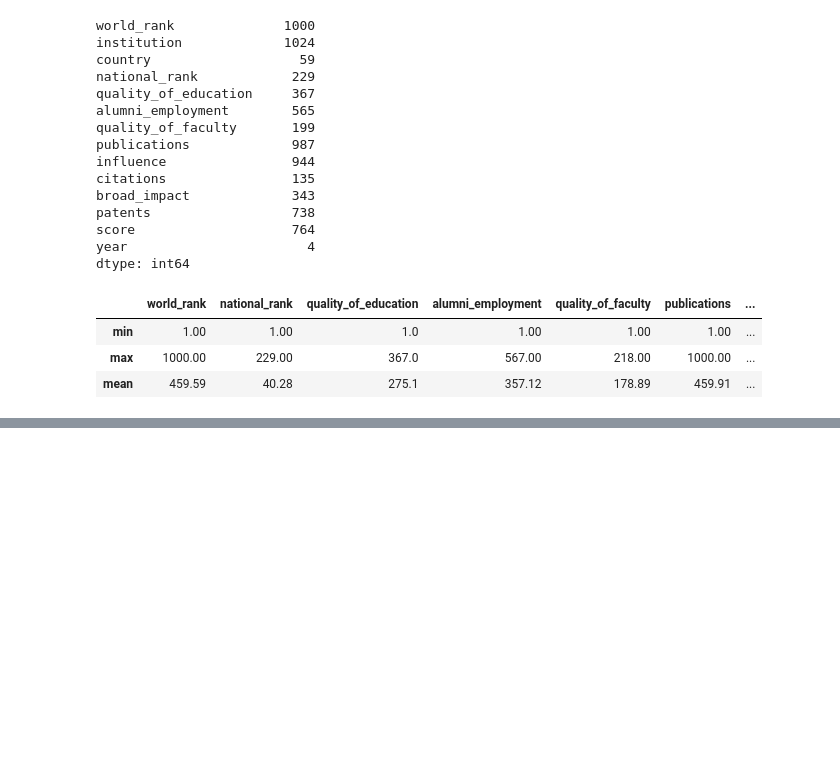
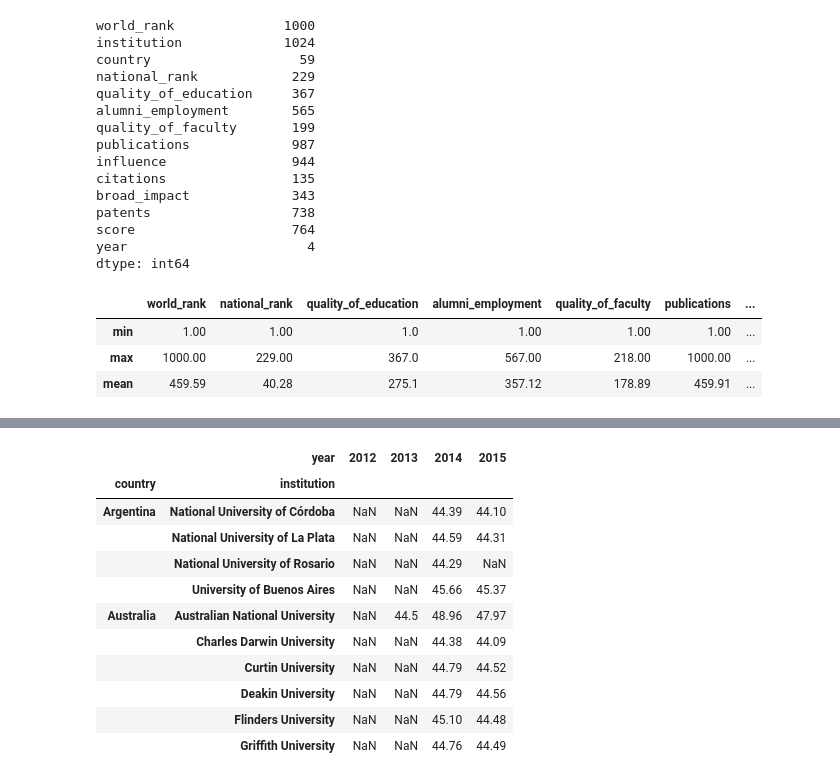
Before and after one commit to shreymusician/data-science-journey, a Jupyter notebook: practice/University Data Analysis.ipynb, the cells around one changed output, grey strips where cells are left out. Cells and saved outputs as stored; diff of their text form; code cells hidden in the pictures; blank space fills up the shorter version.

```diff
--- a/practice/University Data Analysis.ipynb
+++ b/practice/University Data Analysis.ipynb
@@ -78,0 +283,20 @@ df.describe().round(2).loc[['min', 'max', 'mean']]
+# %%
+pd.pivot_table(
+    data=df,
+    index=['country', 'institution'],  # <--- Nested rows!
+    columns='year',
+    values='score'
+).head(10)
+# %% [output]
+|  | year | 2012 | 2013 | 2014 | 2015 |
+| country | institution |  |  |  |  |
+| Argentina | National University of Córdoba | NaN | NaN | 44.39 | 44.10 |
+|  | National University of La Plata | NaN | NaN | 44.59 | 44.31 |
+|  | National University of Rosario | NaN | NaN | 44.29 | NaN |
+|  | University of Buenos Aires | NaN | NaN | 45.66 | 45.37 |
+| Australia | Australian National University | NaN | 44.5 | 48.96 | 47.97 |
+|  | Charles Darwin University | NaN | NaN | 44.38 | 44.09 |
+|  | Curtin University | NaN | NaN | 44.79 | 44.52 |
+|  | Deakin University | NaN | NaN | 44.79 | 44.56 |
+|  | Flinders University | NaN | NaN | 45.10 | 44.48 |
+|  | Griffith University | NaN | NaN | 44.76 | 44.49 |
```
Also changed, not shown: parts of 23 cells of this notebook.
